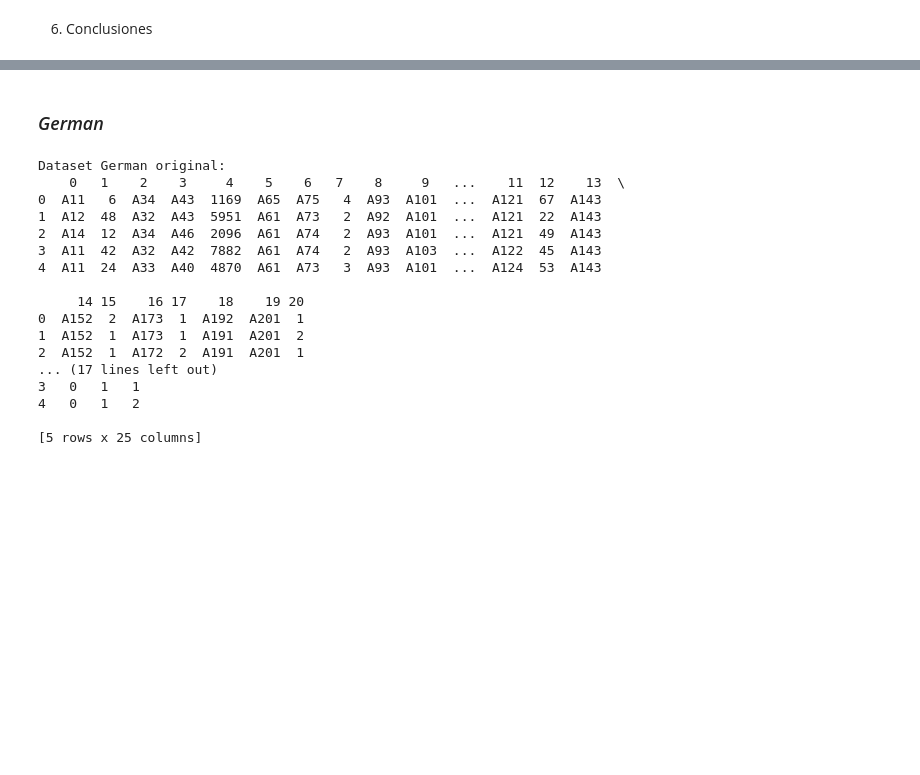
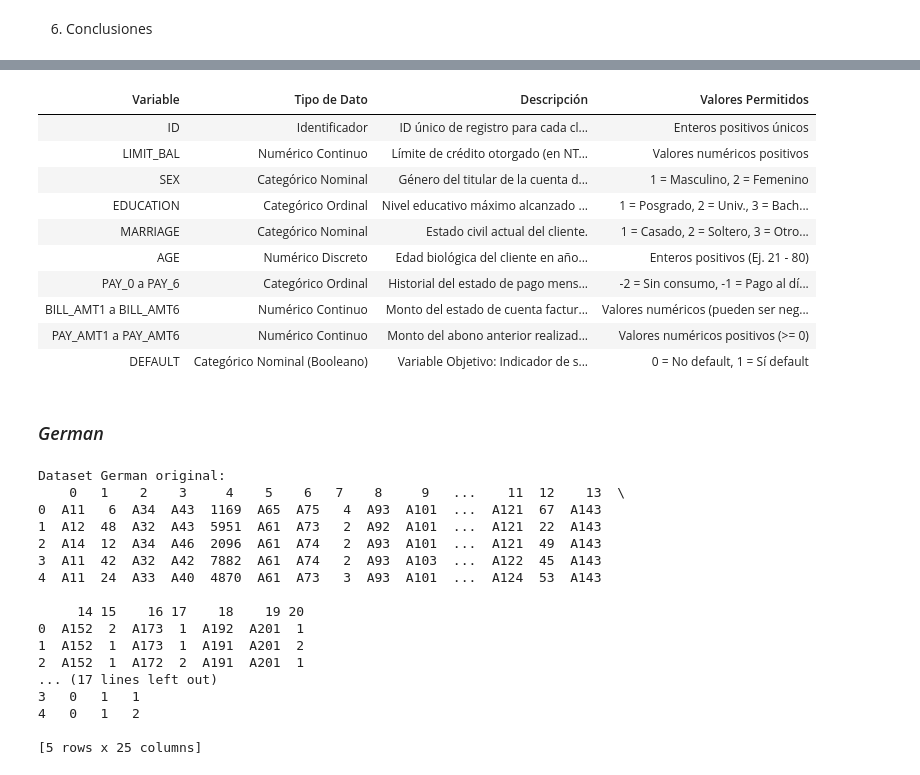
Before and after one commit to eci-monitorias-EST/app_monitorias_2026-1, a Jupyter notebook: notebooks/eda.ipynb, the cells around one changed output, grey strips where cells are left out. Cells and saved outputs as stored; diff of their text form; code cells hidden in the pictures; blank space fills up the shorter version.

Commit message:
Actualización de análisis EDA con versión corregida Angel

```diff
--- a/notebooks/eda.ipynb
+++ b/notebooks/eda.ipynb
@@ -210,3 +445,91 @@ Variable: PAY_AMT6 - ¿Aceptable? No (Asimetría: 10.64, Curtosis: 167.16)
+# %%
+import pandas as pd
+from IPython.display import display
+
+# ==============================================================================
+# DICCIONARIO DE DATOS: Default of Credit Card Clients
+# ==============================================================================
+
+# 1. Crear el diccionario de datos (Textos un poco más limpios)
+datos = {
+    'Variable': [
+        "ID", "LIMIT_BAL", "SEX", "EDUCATION", "MARRIAGE",
+        "AGE", "PAY_0 a PAY_6", "BILL_AMT1 a BILL_AMT6",
+        "PAY_AMT1 a PAY_AMT6", "DEFAULT"
+    ],
+    'Tipo de Dato': [
+        "Identificador", "Numérico Continuo", "Categórico Nominal",
+        "Categórico Ordinal", "Categórico Nominal", "Numérico Discreto",
+        "Categórico Ordinal", "Numérico Continuo", "Numérico Continuo",
+        "Categórico Nominal (Booleano)"
+    ],
+    'Descripción': [
+        "ID único de registro para cada cliente.",
+        "Límite de crédito otorgado (en NT$). Incluye crédito individual y suplementario familiar.",
+        "Género del titular de la cuenta de crédito.",
+        "Nivel educativo máximo alcanzado por el cliente.",
+        "Estado civil actual del cliente.",
+        "Edad biológica del cliente en años cumplidos.",
+        "Historial del estado de pago mensual (Sept. = PAY_0 retrocediendo a Abril = PAY_6).",
+        "Monto del estado de cuenta facturado al cliente (en NT$).",
+        "Monto del abono anterior realizado por el cliente (en NT$).",
+        "Variable Objetivo: Indicador de si el cliente incurrirá en impago el mes siguiente."
+    ],
+    'Valores Permitidos': [
+        "Enteros positivos únicos",
+        "Valores numéricos positivos",
+        "1 = Masculino, 2 = Femenino",
+        "1 = Posgrado, 2 = Univ., 3 = Bachillerato, 4 = Otros",
+        "1 = Casado, 2 = Soltero, 3 = Otros / Div.",
+        "Enteros positivos (Ej. 21 - 80)",
+        "-2 = Sin consumo, -1 = Pago al día, 0 = Rotativo, 1 a 9 = Meses de atraso",
+        "Valores numéricos (pueden ser negativos si hay saldo a favor)",
+        "Valores numéricos positivos (>= 0)",
+        "0 = No default, 1 = Sí default"
+    ]
+}
+
+df_diccionario = pd.DataFrame(datos)
+
+# 2. Aplicar un estilo profesional para Jupyter Notebook
+tabla_estilizada = (
+    df_diccionario.style
+    .hide(axis="index")  # Ocultamos la columna inútil de números a la izquierda
+    .set_properties(**{
+        'text-align': 'left',          # Alineamos todo a la izquierda para leer mejor
+        'white-space': 'pre-wrap',     # Permite que el texto largo salte de línea ordenadamente
+        'border': '1px solid #e0e0e0', # Bordes grises sutiles
+        'padding': '10px'              # Espacio para que el texto no quede pegado al borde
+    })
+    .set_table_styles([
+        {'selector': 'th', 'props': [
+            ('text-align', 'left'),
+            ('background-color', '#f4f6f9'), # Fondo gris/azulado muy elegante para encabezados
+            ('color', '#333333'),
+            ('font-weight', 'bold'),
+            ('border', '1px solid #e0e0e0'),
+            ('padding', '12px')
+        ]}
+    ])
+)
+
+# 3. Mostrar la tabla estilizada
+display(tabla_estilizada)
+
+# 4. Exportar a CSV (Esto se guarda normal sin los estilos visuales)
+df_diccionario.to_csv("Diccionario_Datos_Credit_Card.csv", index=False, encoding="utf-8-sig")
+# %% [output]
+| Variable | Tipo de Dato | Descripción | Valores Permitidos |
+| ID | Identificador | ID único de registro para cada cl... | Enteros positivos únicos |
+| LIMIT_BAL | Numérico Continuo | Límite de crédito otorgado (en NT... | Valores numéricos positivos |
+| SEX | Categórico Nominal | Género del titular de la cuenta d... | 1 = Masculino, 2 = Femenino |
+| EDUCATION | Categórico Ordinal | Nivel educativo máximo alcanzado ... | 1 = Posgrado, 2 = Univ., 3 = Bach... |
+| MARRIAGE | Categórico Nominal | Estado civil actual del cliente. | 1 = Casado, 2 = Soltero, 3 = Otro... |
+| AGE | Numérico Discreto | Edad biológica del cliente en año... | Enteros positivos (Ej. 21 - 80) |
+| PAY_0 a PAY_6 | Categórico Ordinal | Historial del estado de pago mens... | -2 = Sin consumo, -1 = Pago al dí... |
+| BILL_AMT1 a BILL_AMT6 | Numérico Continuo | Monto del estado de cuenta factur... | Valores numéricos (pueden ser neg... |
+| PAY_AMT1 a PAY_AMT6 | Numérico Continuo | Monto del abono anterior realizad... | Valores numéricos positivos (>= 0) |
+| DEFAULT | Categórico Nominal (Booleano) | Variable Objetivo: Indicador de s... | 0 = No default, 1 = Sí default |
 # %% [markdown]
 ### *German*
 # %%
```
Also changed, not shown: parts of 74 cells of this notebook.
